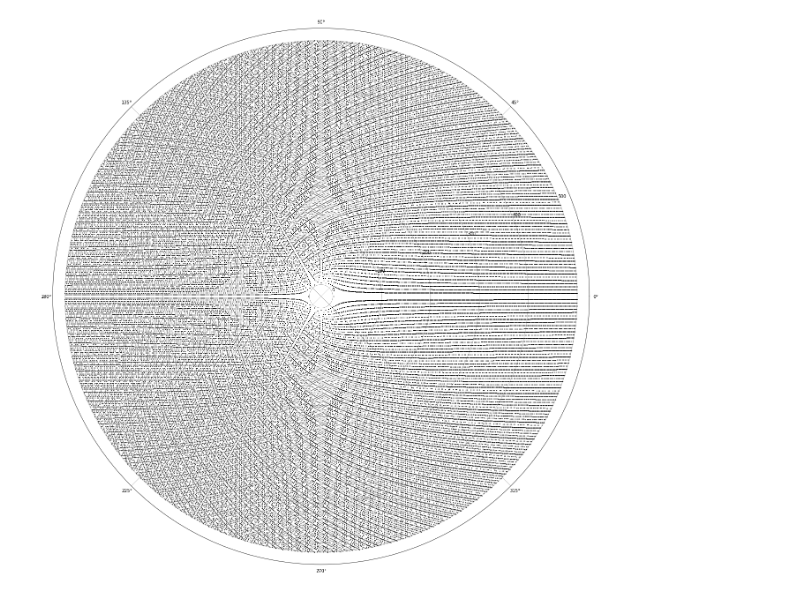
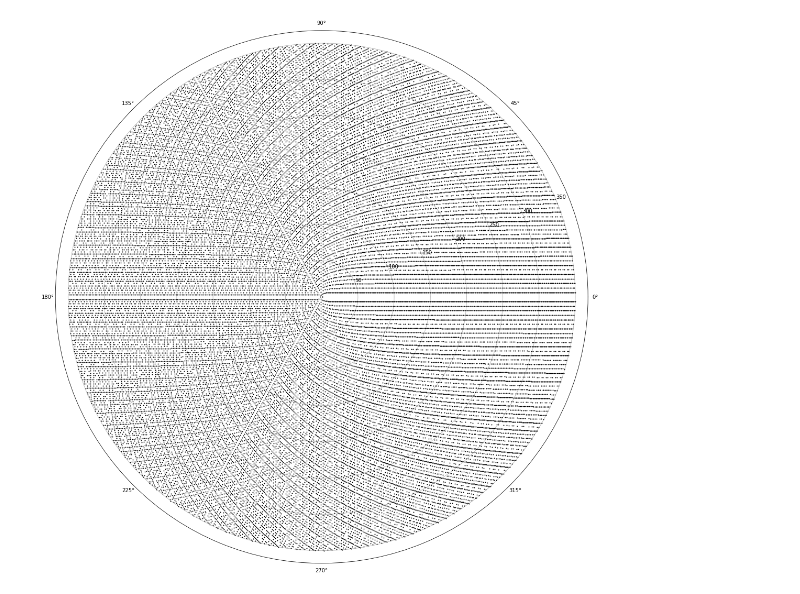
Before and after one commit to johnflavin/unique-fractions, a Jupyter notebook: Unique-Fractions.ipynb, the cells around one changed output. Cells and saved outputs as stored; diff of their text form; code cells hidden in the pictures.

Commit message:
Add lots of new plots and comments

```diff
--- a/Unique-Fractions.ipynb
+++ b/Unique-Fractions.ipynb
@@ -81,0 +64,21 @@ polar_plot(generate_polar_coords_up_to(5), 'k.')
+# %%
+def generate_polar_coords(array):
+    '''
+    Take an array of p, q coprime pairs. Return an array of θ, ρ pairs.
+
+    θ = 2πp/q
+    ρ = q
+    '''
+    return np.array([(2*pi*p/q, q) for p, q in array])
+
+def generate_polar_coords_up_to(n):
+    '''
+    Generate an array of all coprime pairs p q for 0 < q <= n, 0 < p < q.
+    Return an array where all p, q pairs are turned into θ, ρ pairs.
+
+    θ = 2πp/q
+    ρ = q
+    '''
+    return generate_polar_coords(generate_coprime_pairs_up_to(n))
+
+generate_polar_coords_up_to(5)
@@ -81,0 +97,19 @@ polar_plot(generate_polar_coords_up_to(5), 'k.')
+# %%
+def polar_plot(points, *argv, **kwargs):
+    '''
+    For an array of θ, ρ pairs, plot them in a polar plot.
+
+    Additional args and kwargs will be passed to matplotlib's
+    pyplot.polar function. Use this to control display of the plot.
+
+    The size of the figure is the square root of the largest ρ value.
+    I picked the square root scaling because I wanted the figure
+    to grow as ρ grows, but not too quickly. Other scaling functions could
+    be better; maybe log.
+    '''
+    _, largest_radius = np.amax(points, axis=0)
+    figsize = sqrt(largest_radius)
+    plt.figure(figsize=(figsize, figsize))
+    line2d = plt.polar(points[:, 0], points[:, 1], *argv, **kwargs)
+    line2d[0].axes.set_rorigin(0)
+    return line2d
@@ -82,4 +122,6 @@ polar_plot(generate_polar_coords_up_to(5), 'k.')
 # %%
-polar_plot(generate_polar_coords_up_to(500), 'k.', markersize=2)
+bigN = 350
+bigNPoints = generate_polar_coords_up_to(bigN)
+bigNPlot = polar_plot(bigNPoints, 'k.', markersize=2)
 # %% [output]
-[figure, old version]
+[figure, new version]
```
Also changed, not shown: parts of 18 cells of this notebook.
